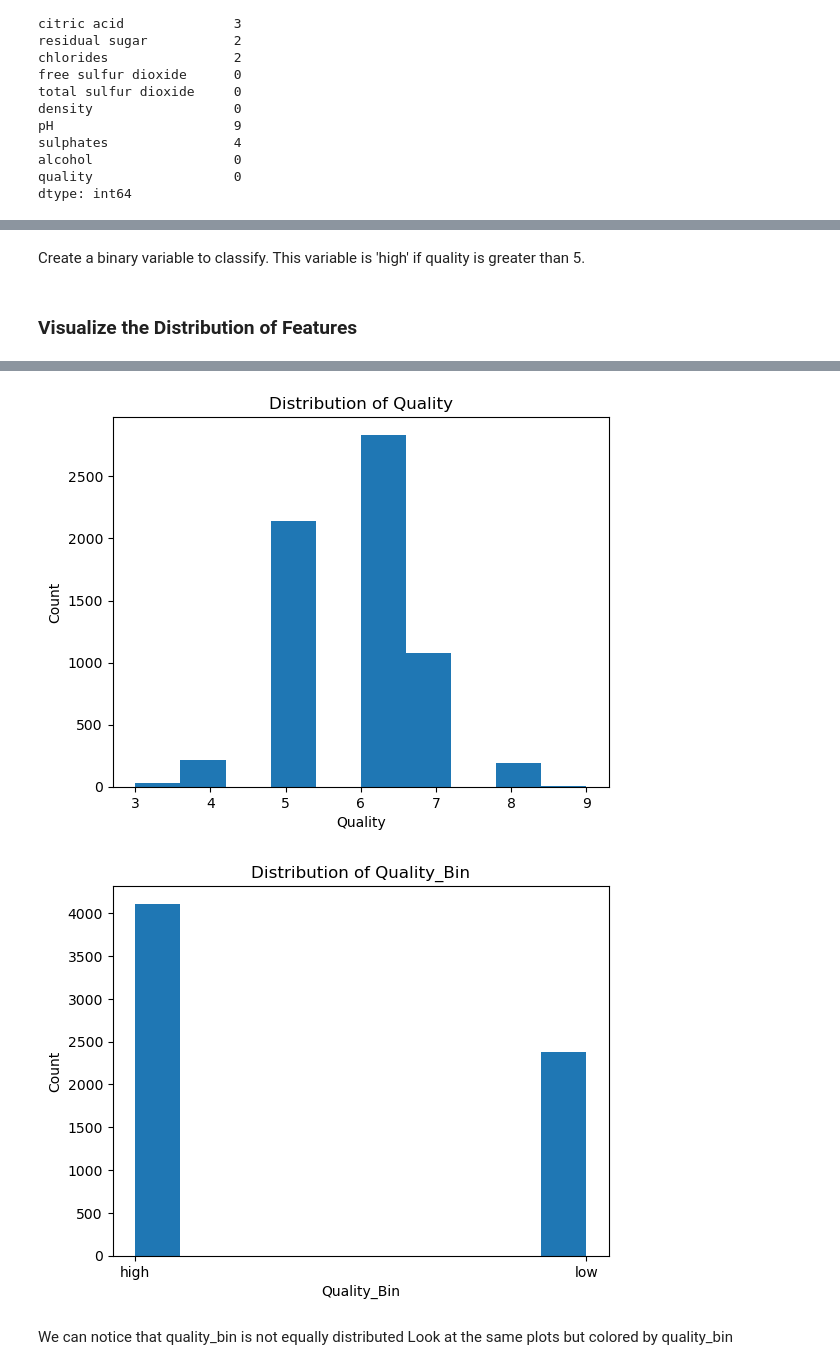
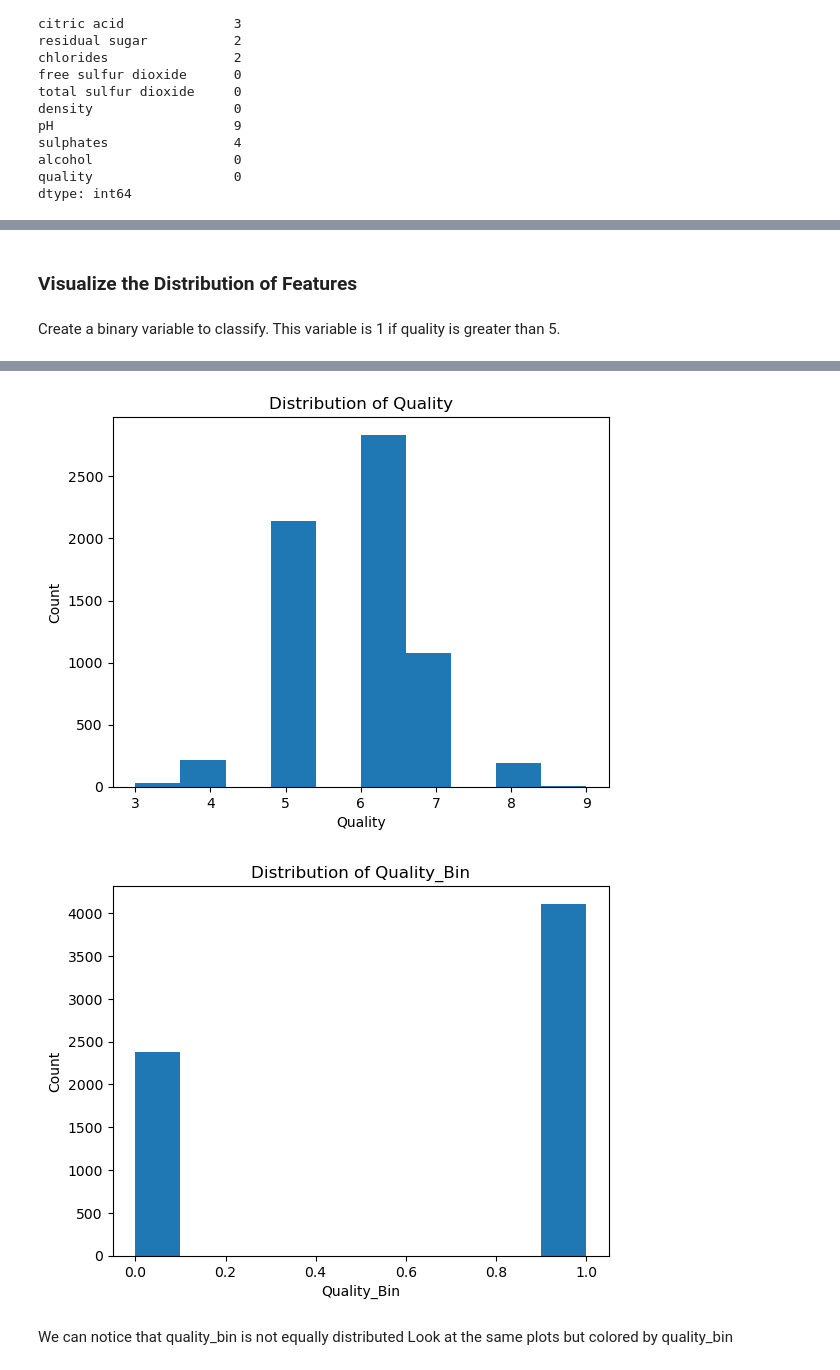
Before and after one commit to sarah-innis/predicting-wine-quality, a Jupyter notebook: data_analysis.ipynb, the cells around one changed output, grey strips where cells are left out. Cells and saved outputs as stored; diff of their text form; code cells hidden in the pictures.

```diff
--- a/data_analysis.ipynb
+++ b/data_analysis.ipynb
@@ -109,3 +95 @@ dtype: int64
-# %% [markdown]
-Create a binary variable to classify. This variable is 'high' if quality is greater than 5.
 # %%
@@ -113,27 +97,31 @@ clean_wine['quality_bin'] = np.where(clean_wine['quality'] > 5, 'high', 'low')
 # %% [markdown]
 ### Visualize the Distribution of Features
+# %% [markdown]
+Create a binary variable to classify. This variable is 1 if quality is greater than 5.
+# %%
+wine['quality_bin'] = [1 if x > 5 else 0 for x in wine.quality]
 # %%
-for col in clean_wine.columns:
+for col in wine.columns:
     fig, ax = plt.subplots()
-    ax.hist(clean_wine[col])
+    ax.hist(wine[col])
     ax.set_xlabel(col.title())
     ax.set_ylabel("Count")
     ax.set_title(f"Distribution of {col.title()}")
 # %% [output]
 [figure]
 [figure]
 [figure]
 [figure]
 [figure]
 [figure]
 [figure]
 [figure]
 [figure]
 [figure]
 [figure]
 [figure]
 [figure]
-[figure, old version]
+[figure, new version]
 # %% [markdown]
 We can notice that quality_bin is not equally distributed
 Look at the same plots but colored by quality_bin
```
Also changed, not shown: parts of 18 cells of this notebook, 3 other files.
